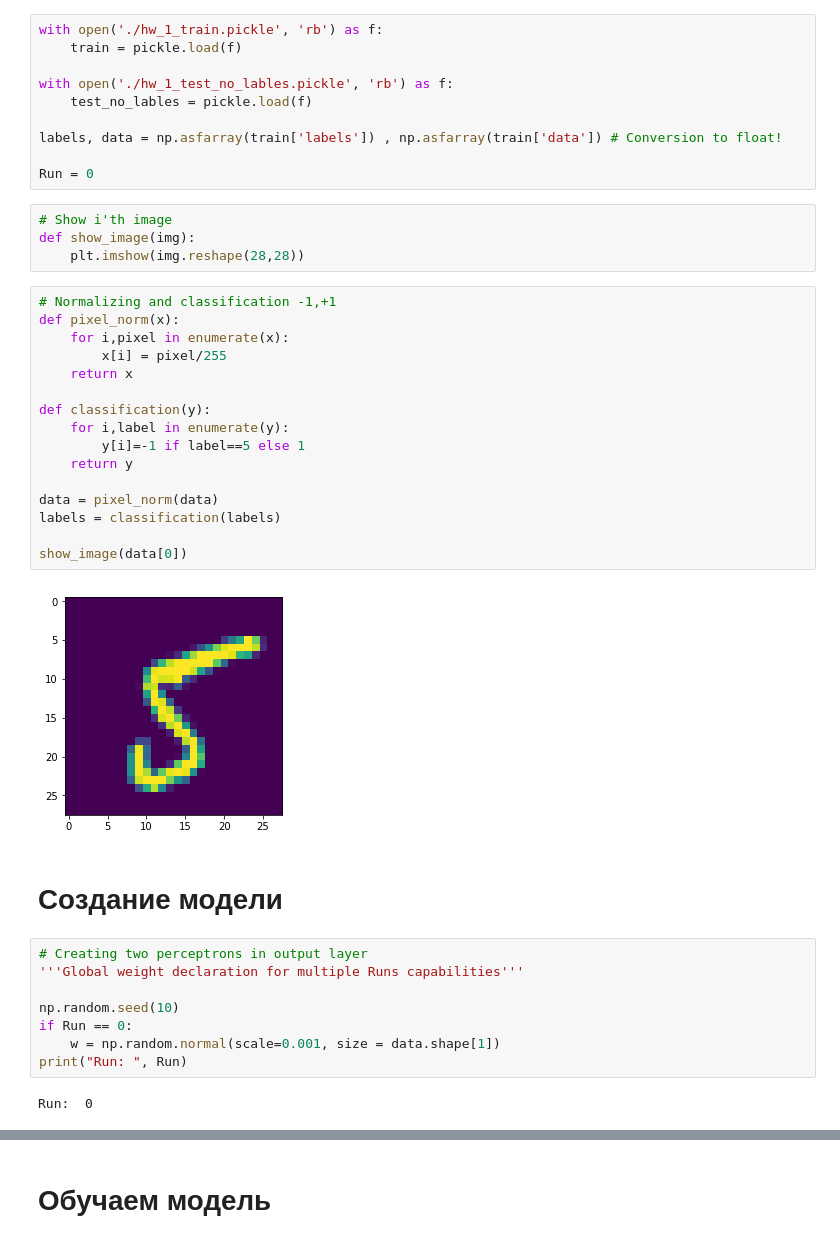
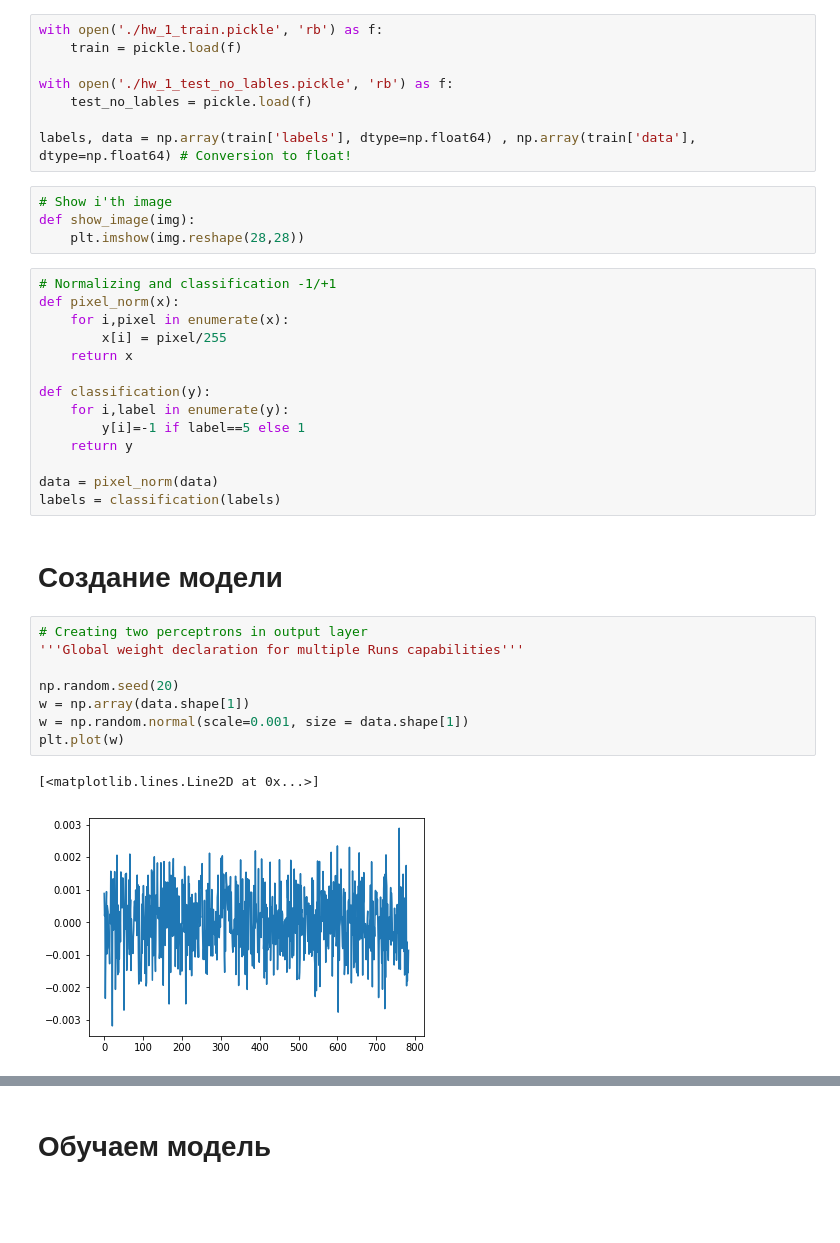
Before and after one commit to GitDimONE/Tech_ANN, a Jupyter notebook: 1_Lecture/01_Homework_Template.ipynb, the cells around one changed output, grey strips where cells are left out. Saved outputs shown, nothing was run; the diff lists cells and outputs as text; blank space fills up the shorter version.

```diff
--- a/1_Lecture/01_Homework_Template.ipynb
+++ b/1_Lecture/01_Homework_Template.ipynb
@@ -20,15 +19,13 @@ with open('./hw_1_train.pickle', 'rb') as f:
 with open('./hw_1_test_no_lables.pickle', 'rb') as f:
     test_no_lables = pickle.load(f)
 
-labels, data = np.asfarray(train['labels']) , np.asfarray(train['data']) # Сonversion to float!
-
-Run = 0
+labels, data = np.array(train['labels'], dtype=np.float64) , np.array(train['data'], dtype=np.float64) # Сonversion to float!
 # %%
 # Show i'th image
 def show_image(img):
     plt.imshow(img.reshape(28,28))
 # %%
-# Normalizing and classification -1,+1
+# Normalizing and classification -1/+1
 def pixel_norm(x):
     for i,pixel in enumerate(x):
         x[i] = pixel/255
@@ -41,22 +38,19 @@ def classification(y):
 
 data = pixel_norm(data)
 labels = classification(labels)
-
-show_image(data[0])
-# %% [output]
-[figure, removed]
 # %% [markdown]
 # Создание модели
 # %%
 # Creating two perceptrons in output layer
 '''Global weight declaration for multiple Runs capabilities'''
 
-np.random.seed(10)
-if Run == 0:
-    w = np.random.normal(scale=0.001, size = data.shape[1])
-print("Run: ", Run)
+np.random.seed(20)
+w = np.array(data.shape[1])
+w = np.random.normal(scale=0.001, size = data.shape[1])
+plt.plot(w)
 # %% [output]
-Run:  0
+[<matplotlib.lines.Line2D at 0x...>]
+[figure, added]
 # %%
 # k-fold Cross Validation Scheme with shuffling
 '''k-fold must be 'None' or 2,3..'''
```
Also changed, not shown: parts of 14 cells of this notebook, 1 other file.
